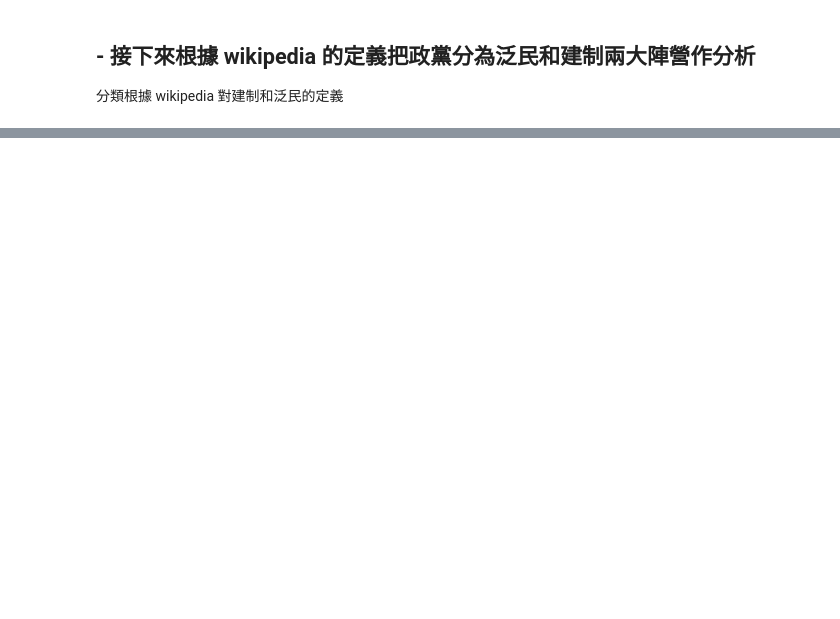
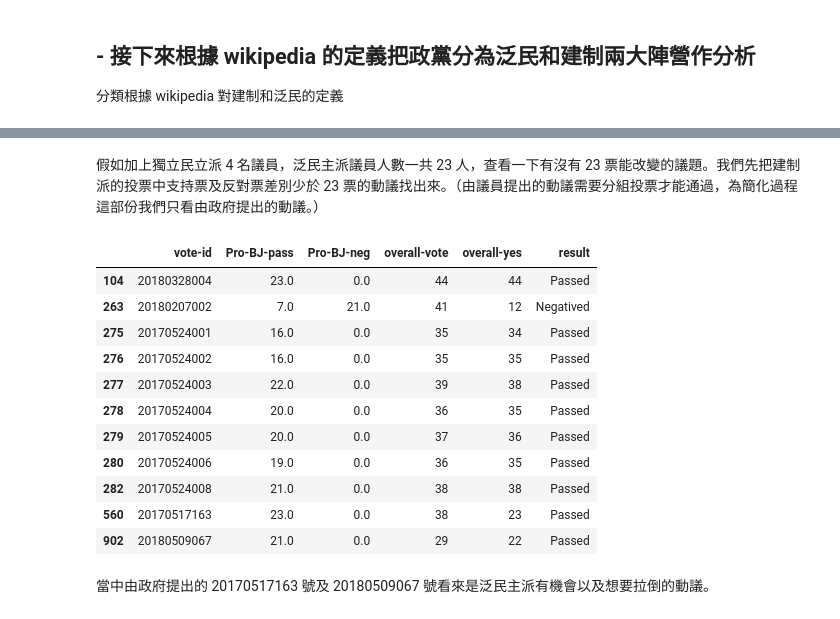
Before and after one commit to TikuisChan/LegcoStat, a Jupyter notebook: legcoStat6_overall.ipynb, the cells around one changed output, grey strips where cells are left out. Cells and saved outputs as stored; diff of their text form; code cells hidden in the pictures; blank space fills up the shorter version.

```diff
--- a/legcoStat6_overall.ipynb
+++ b/legcoStat6_overall.ipynb
@@ -705,0 +720,26 @@ plt.show()
+# %%
+proBJ += ['獨立建制派']
+proBjMember = [x for x in members if (member_summary_party[(member_summary_party['member'] == x)][1].values in proBJ)]
+proBJPass = np.zeros(legco_member_vote.shape[0])
+proBJNeg = np.zeros(legco_member_vote.shape[0])
+proBJAbs = np.zeros(legco_member_vote.shape[0])
+
+for i in range(legco_member_vote.shape[0]):
+    p = 0
+    n = 0
+    absend = 0
+    for member in proBjMember:
+        if legco_member_vote[member].iloc[i] in ['No', 'Astain']:
+            n += 1
+        elif legco_member_vote[member].iloc[i] == 'Yes':
+            p += 1
+        else:
+            absend += 1
+    proBJPass[i] = p
+    proBJNeg[i] = n
+    proBJAbs[i] = absend
+
+legco_cm['Pro-BJ-pass'] = proBJPass
+legco_cm['Pro-BJ-neg'] = proBJNeg
+legco_cm['Pro-BJ-abs'] = proBJAbs
+legco_cm[['Pro-BJ-pass', 'Pro-BJ-neg', 'Pro-BJ-abs', 'overall-yes', 'overall-no', 'result']].head()
@@ -705,0 +753,20 @@ plt.show()
+# %% [markdown]
+假如加上獨立民立派 4 名議員，泛民主派議員人數一共 23 人，查看一下有沒有 23 票能改變的議題。我們先把建制派的投票中支持票及反對票差別少於 23 票的動議找出來。（由議員提出的動議需要分組投票才能通過，為簡化過程這部份我們只看由政府提出的動議。）
+# %%
+legco_cm['pro-BJ-diff'] = abs(legco_cm['Pro-BJ-pass'] -  legco_cm['Pro-BJ-neg'])
+legco_cm[(legco_cm['pro-BJ-diff'] <= 23) & (legco_cm['mover-type'] == 'Public Officer')][['vote-id', 'Pro-BJ-pass', 'Pro-BJ-neg', 'overall-vote', 'overall-yes', 'result']]
+# %% [output]
+|  | vote-id | Pro-BJ-pass | Pro-BJ-neg | overall-vote | overall-yes | result |
+| 104 | 20180328004 | 23.0 | 0.0 | 44 | 44 | Passed |
+| 263 | 20180207002 | 7.0 | 21.0 | 41 | 12 | Negatived |
+| 275 | 20170524001 | 16.0 | 0.0 | 35 | 34 | Passed |
+| 276 | 20170524002 | 16.0 | 0.0 | 35 | 35 | Passed |
+| 277 | 20170524003 | 22.0 | 0.0 | 39 | 38 | Passed |
+| 278 | 20170524004 | 20.0 | 0.0 | 36 | 35 | Passed |
+| 279 | 20170524005 | 20.0 | 0.0 | 37 | 36 | Passed |
+| 280 | 20170524006 | 19.0 | 0.0 | 36 | 35 | Passed |
+| 282 | 20170524008 | 21.0 | 0.0 | 38 | 38 | Passed |
+| 560 | 20170517163 | 23.0 | 0.0 | 38 | 23 | Passed |
+| 902 | 20180509067 | 21.0 | 0.0 | 29 | 22 | Passed |
+# %% [markdown]
+當中由政府提出的 20170517163 號及 20180509067 號看來是泛民主派有機會以及想要拉倒的動議。
```
Also changed, not shown: parts of 18 cells of this notebook.
